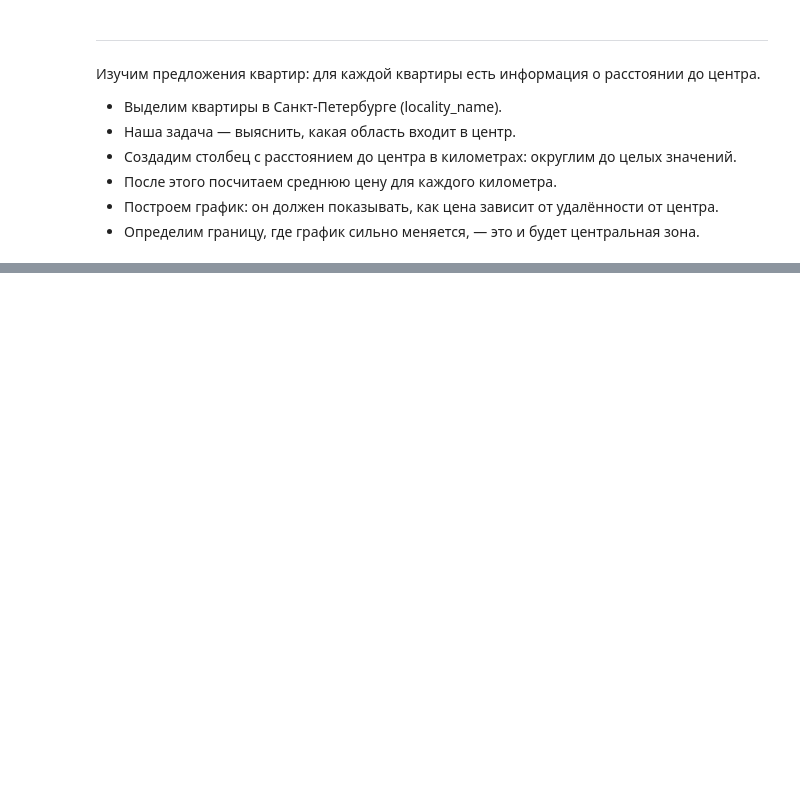
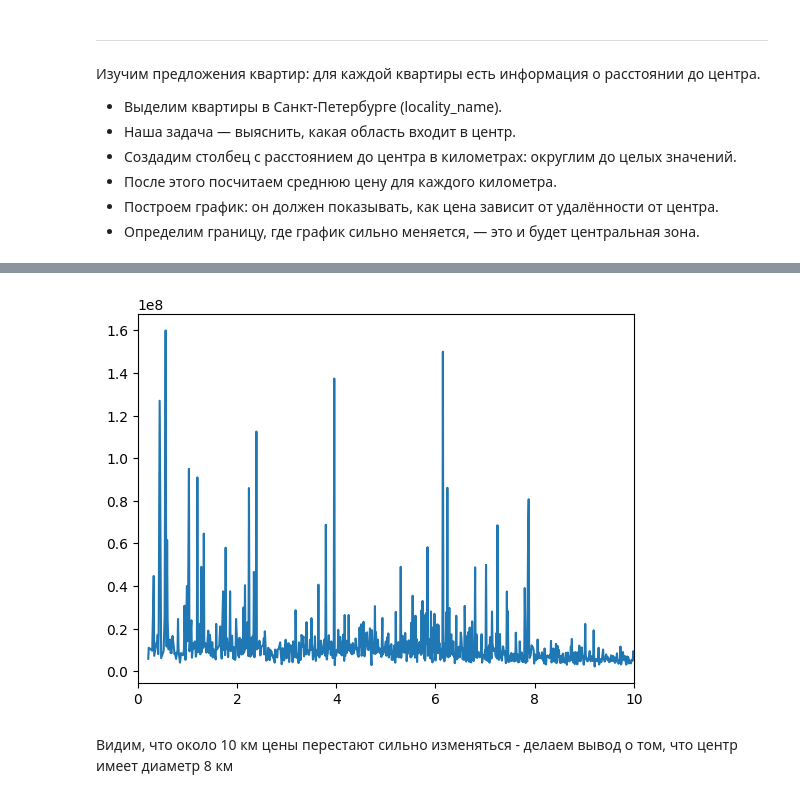
Before and after one commit to hactac9i/-----------------_------, a Jupyter notebook: real_estate_data.ipynb, the cells around one changed output, grey strips where cells are left out. Cells and saved outputs as stored; diff of their text form; code cells hidden in the pictures; blank space fills up the shorter version.

```diff
--- a/real_estate_data.ipynb
+++ b/real_estate_data.ipynb
@@ -658,0 +624,10 @@ ValueError: Date ordinal -38150000.0 converts to -102482-11-07T00:00:00.000000 (
+# %%
+fig, ax = plt.subplots()
+ax.plot(table)
+ax.set_xlim([0,10])
+
+plt.show()
+# %% [output]
+[figure, added]
+# %% [markdown]
+Видим, что около 10 км цены перестают сильно изменяться - делаем вывод о том, что центр имеет диаметр 8 км
```
Also changed, not shown: parts of 18 cells of this notebook.
